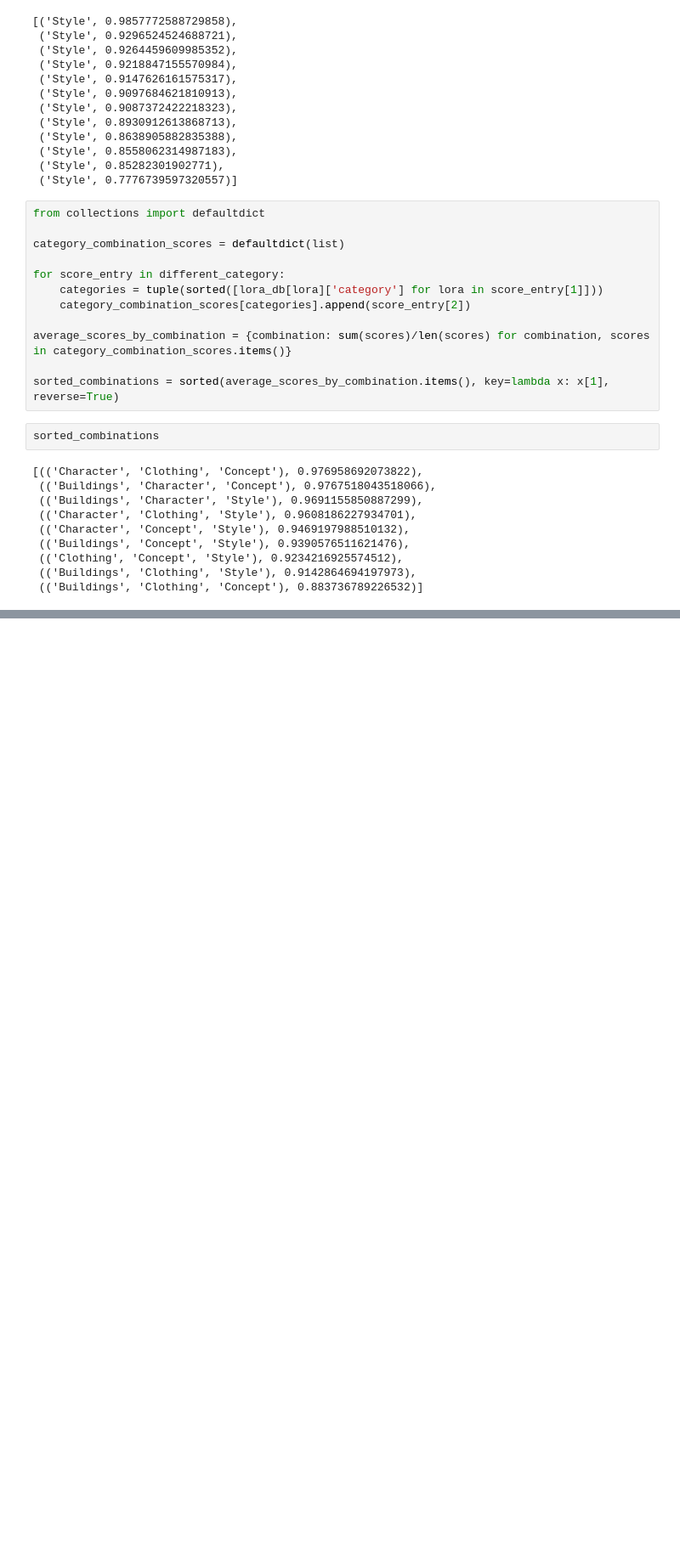
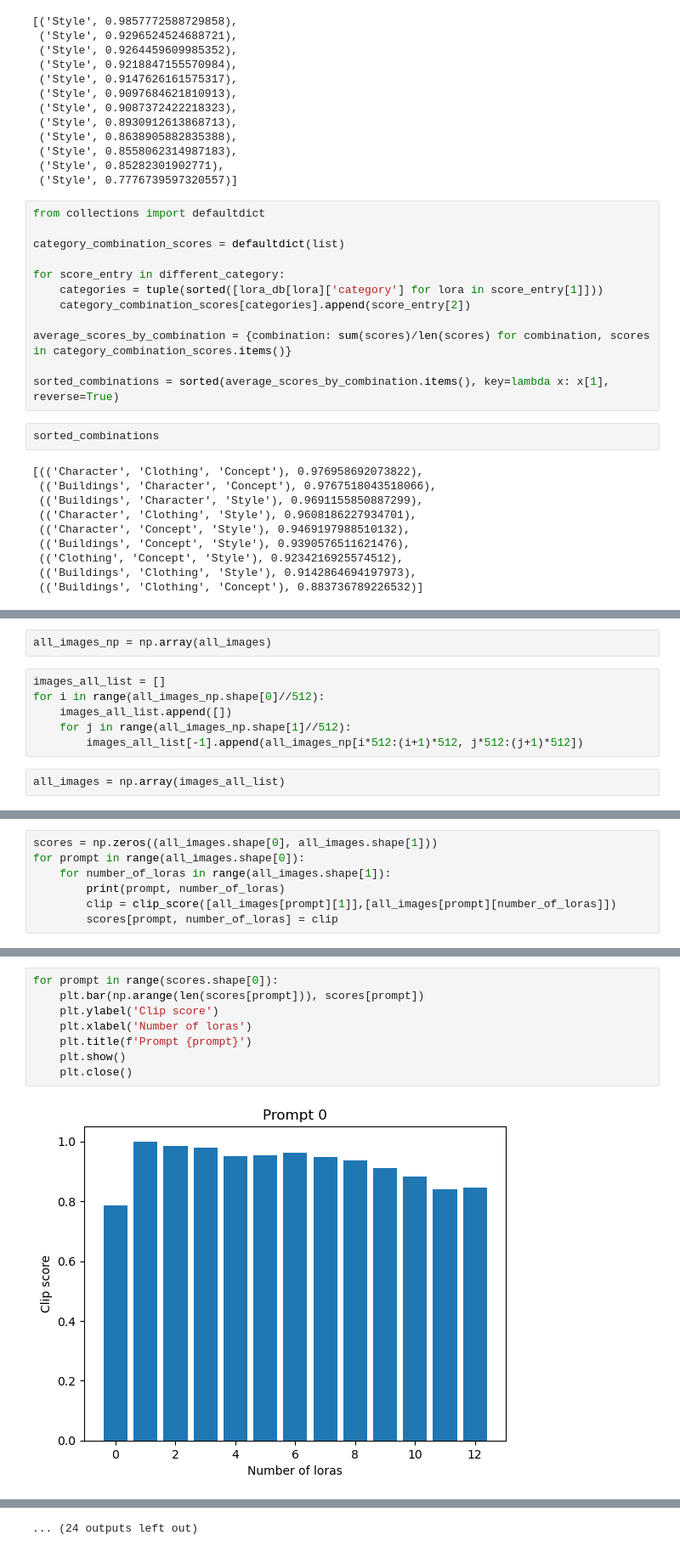
Before and after one commit to PPierzc/loracraft, a Jupyter notebook: score.ipynb, the cells around one changed output, grey strips where cells are left out. Shown at 85% size. Drawn from its saved outputs; the diff is of its cells as text; blank space fills up the shorter version.

Commit message:
analyze clip for all number of loras

```diff
--- a/score.ipynb
+++ b/score.ipynb
@@ -496,0 +501,10 @@ sorted_combinations
+# %%
+all_images_np = np.array(all_images)
+# %%
+images_all_list = []
+for i in range(all_images_np.shape[0]//512):
+    images_all_list.append([])
+    for j in range(all_images_np.shape[1]//512):
+        images_all_list[-1].append(all_images_np[i*512:(i+1)*512, j*512:(j+1)*512])
+# %%
+all_images = np.array(images_all_list)
@@ -496,0 +515,7 @@ sorted_combinations
+# %%
+scores = np.zeros((all_images.shape[0], all_images.shape[1]))
+for prompt in range(all_images.shape[0]):
+    for number_of_loras in range(all_images.shape[1]):
+        print(prompt, number_of_loras)
+        clip = clip_score([all_images[prompt][1]],[all_images[prompt][number_of_loras]])
+        scores[prompt, number_of_loras] = clip
@@ -496,0 +540,10 @@ sorted_combinations
+# %%
+for prompt in range(scores.shape[0]):
+    plt.bar(np.arange(len(scores[prompt])), scores[prompt])
+    plt.ylabel('Clip score')
+    plt.xlabel('Number of loras')
+    plt.title(f'Prompt {prompt}')
+    plt.show()
+    plt.close()
+# %% [output]
+[figure, added]
@@ -496,0 +561 @@ sorted_combinations
+... (24 outputs left out)
```
Also changed, not shown: parts of 7 cells of this notebook.
